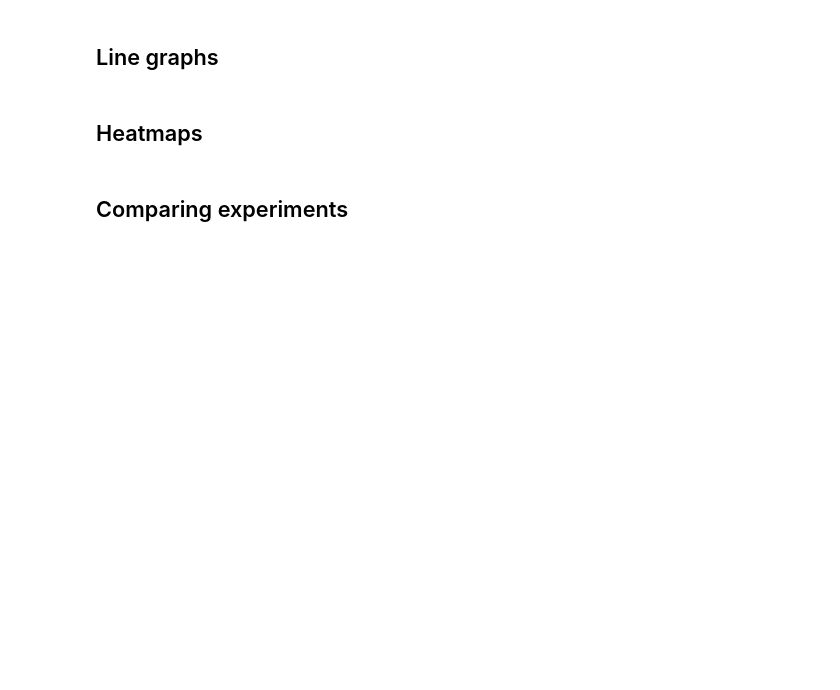
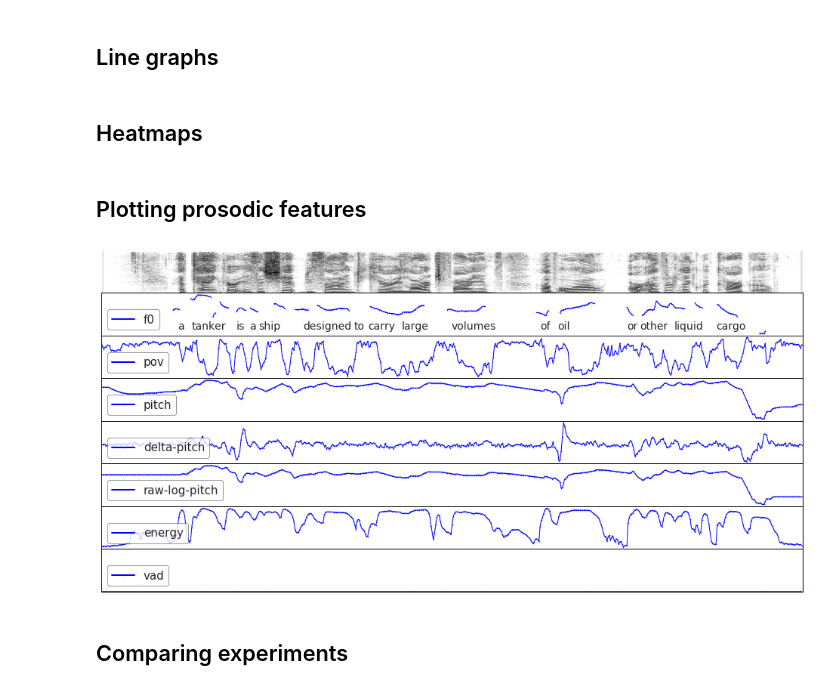
Before and after one commit to samsucik/prosodic-lid-globalphone-dissertation, a Jupyter notebook: graphing/Graphing.ipynb, the cells around one changed output. Saved outputs shown, nothing was run; the diff lists cells and outputs as text; code cells hidden in the pictures; blank space fills up the shorter version.

Commit message:
Added complete graph of all prosodic features, F0 from Praat, spectrogram, and time-aligned word annotations -- for sample sentence from the WSJ0 corpus.

```diff
--- a/graphing/Graphing.ipynb
+++ b/graphing/Graphing.ipynb
@@ -153,6 +160,70 @@ def plot_heatmap(values, xs, ys, x_label, y_label, height=None, width=None, cmap
     plt.tight_layout()
 
     return fig
+# %% [markdown]
+## Plotting prosodic features
+# %%
+def draw_spectrogram(spectrogram, ax, dynamic_range=70):
+    X, Y = spectrogram.x_grid(), spectrogram.y_grid()
+    X *= 100
+    sg_db = 10 * np.log10(spectrogram.values)
+    ax.pcolormesh(X, Y, sg_db, vmin=sg_db.max() - dynamic_range, cmap='Greys')
+    plt.ylim([spectrogram.ymin, spectrogram.ymax])
+# %%
+df = pd.read_csv("feats_LDC93S6A")
+snd = parselmouth.Sound("LDC93S6A.wav")
+columns = list(df.columns)
+# columns.remove("vad")
+n_rows = len(columns) + 2
+n_frames = df.shape[0]
+w = 14
+fig, axs = plt.subplots(nrows=n_rows, ncols=1, sharex=True, sharey=False, figsize=(w, 7))
+
+ax = axs[0]
+pre_emphasized_snd = snd.copy()
+pre_emphasized_snd.pre_emphasize()
+spectrogram = pre_emphasized_snd.to_spectrogram(window_length=0.025, time_step=0.01, maximum_frequency=8000)
+draw_spectrogram(spectrogram, ax)
+
+pitch = snd.to_pitch_ac(time_step=0.01, pitch_floor=50, pitch_ceiling=500.0)
+pitch_values = pitch.selected_array['frequency']
+pitch_values[pitch_values==0] = np.nan
+data_line =[{
+            "values": pitch_values,
+            "xs": range(len(pitch_values)),
+            "label": "f0",
+            "colour": "blue",
+            "symbol": "."
+        }]
+ax = axs[1]
+plot_linear(data_line, use_legend=True, legend_loc=3, fig=fig, ax=ax, linewidth=1.0, markersize=1)
+
+for i, col in enumerate(columns):
+    data_line =[{
+            "values": df[col],
+            "xs": df.index,
+            "label": col,
+            "colour": "blue",
+            "symbol": "."
+        }]
+    ax = axs[i+2]
+    fig = plot_linear(data_line, use_legend=True, legend_loc=3, fig=fig, ax=ax, linewidth=1.0, markersize=1)
+
+for ax in axs:
+    ax.get_yaxis().set_visible(False)
+    ax.get_xaxis().set_visible(False)
+plt.xlim([0, n_frames])
+
+words = ["a", "tanker", "is", "a", "ship", "designed", "to", "carry",
+         "large", "volumes", "of", "oil", "or", "other", "liquid", "cargo"]
+word_points = [65, 77, 115, 126, 134, 172, 215, 227, 256, 298, 374, 389, 448, 459, 488, 524]
+for word, x in zip(words, word_points):
+    axs[1].text(x, 100, word, fontsize=14)
+
+plt.subplots_adjust(hspace=0.0)
+plt.show()
+# %% [output]
+[figure, added]
 # %% [markdown]
 ## Comparing experiments
 # %%
```
Also changed, not shown: parts of 2 cells of this notebook, 2 other files.
